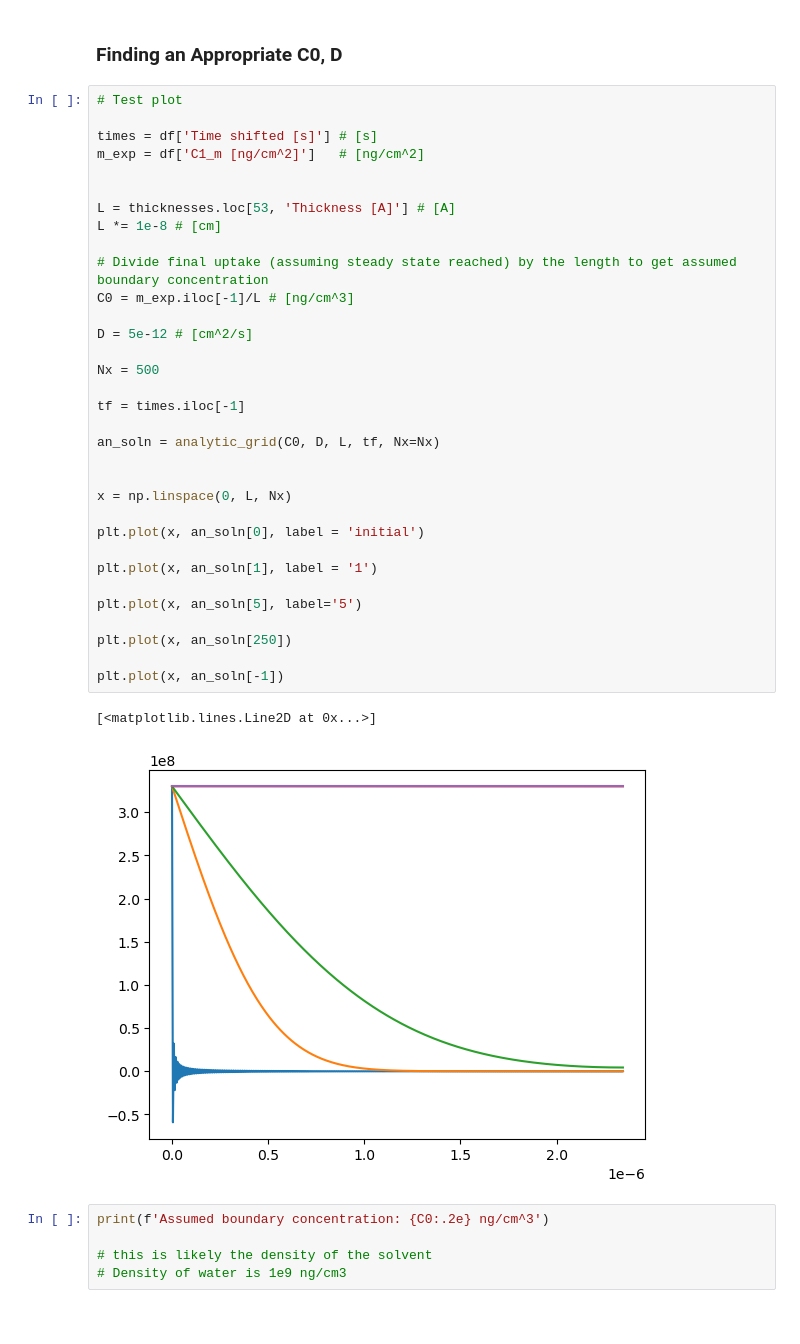
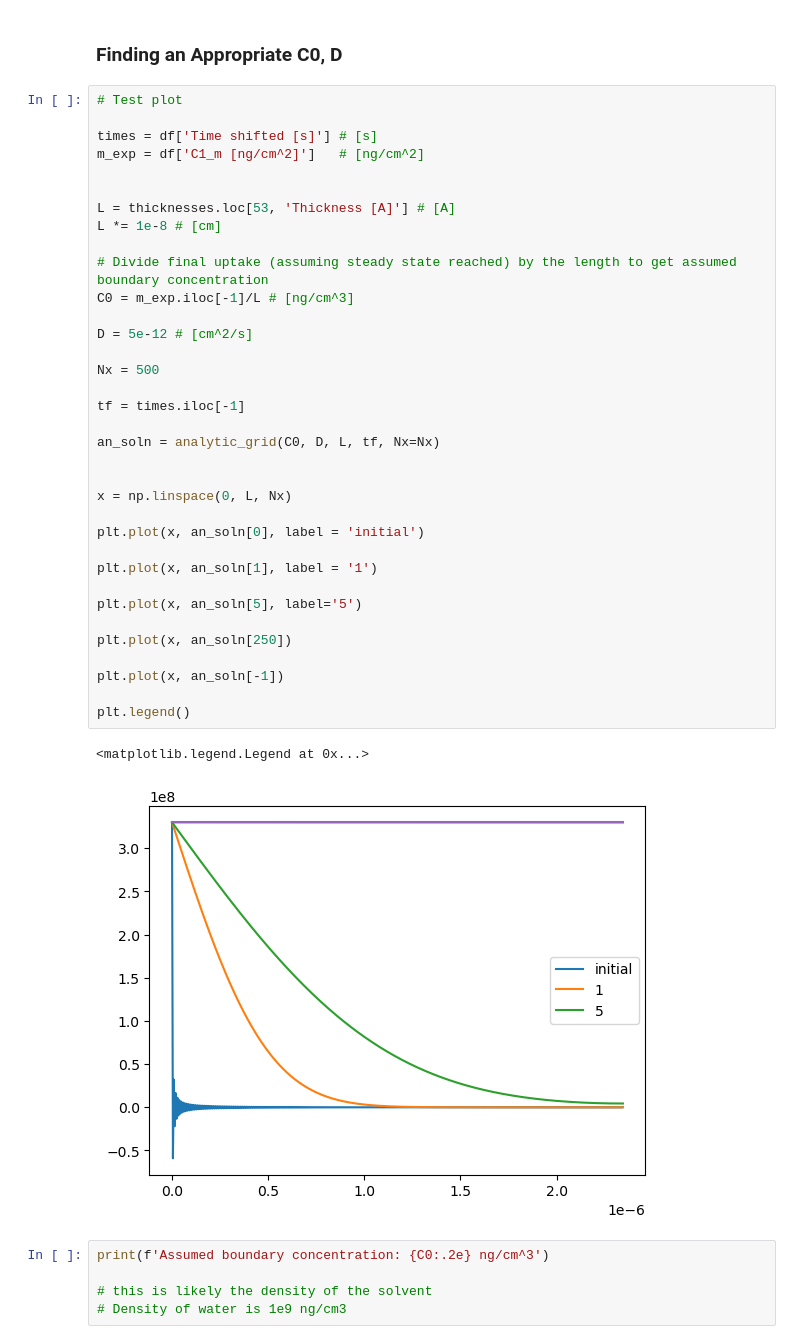
Before and after one commit to william-dove/Diffusion-Modeling, a Jupyter notebook: DopantUptake.ipynb, the cells around one changed output. Saved outputs shown, nothing was run; the diff lists cells and outputs as text.

```diff
--- a/DopantUptake.ipynb
+++ b/DopantUptake.ipynb
@@ -691,35 +691,37 @@ times = df['Time shifted [s]'] # [s]
 m_exp = df['C1_m [ng/cm^2]']   # [ng/cm^2]
 
 
 L = thicknesses.loc[53, 'Thickness [A]'] # [A]
 L *= 1e-8 # [cm]
 
 # Divide final uptake (assuming steady state reached) by the length to get assumed boundary concentration
 C0 = m_exp.iloc[-1]/L # [ng/cm^3]
 
 D = 5e-12 # [cm^2/s]
 
 Nx = 500
 
 tf = times.iloc[-1]
 
 an_soln = analytic_grid(C0, D, L, tf, Nx=Nx)
 
 
 x = np.linspace(0, L, Nx)
 
 plt.plot(x, an_soln[0], label = 'initial')
 
 plt.plot(x, an_soln[1], label = '1')
 
 plt.plot(x, an_soln[5], label='5')
 
 plt.plot(x, an_soln[250])
 
 plt.plot(x, an_soln[-1])
+
+plt.legend()
 # %% [output]
-[<matplotlib.lines.Line2D at 0x...>]
+<matplotlib.legend.Legend at 0x...>
-[figure, old version]
+[figure, new version]
 # %%
 print(f'Assumed boundary concentration: {C0:.2e} ng/cm^3')
 
```
Also changed, not shown: parts of 9 cells of this notebook, 5 other files.
